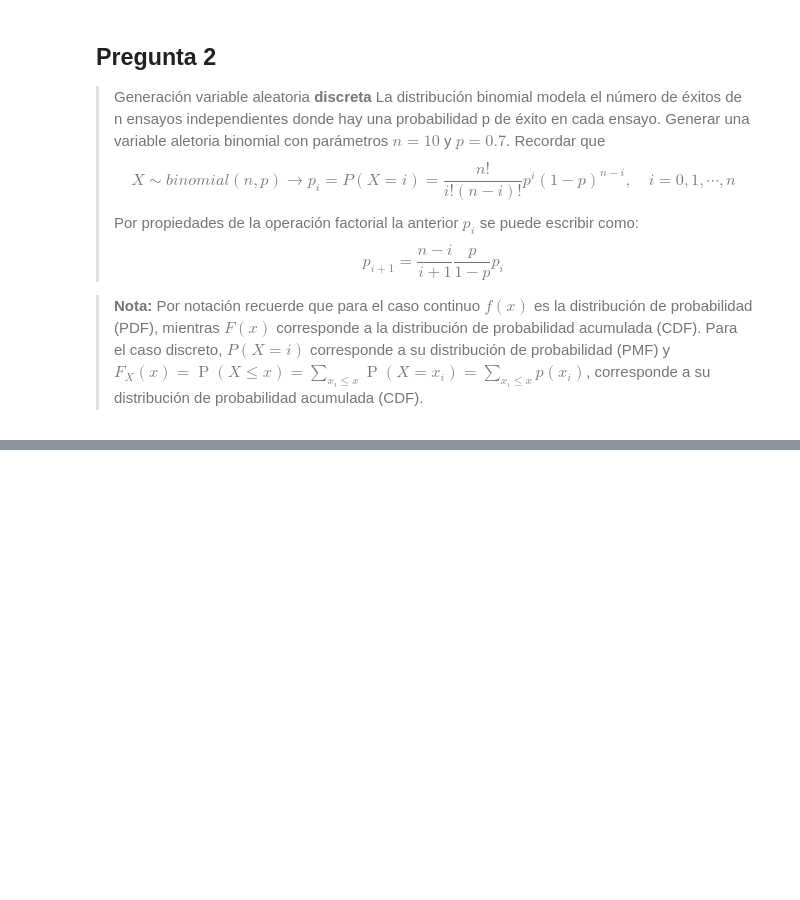
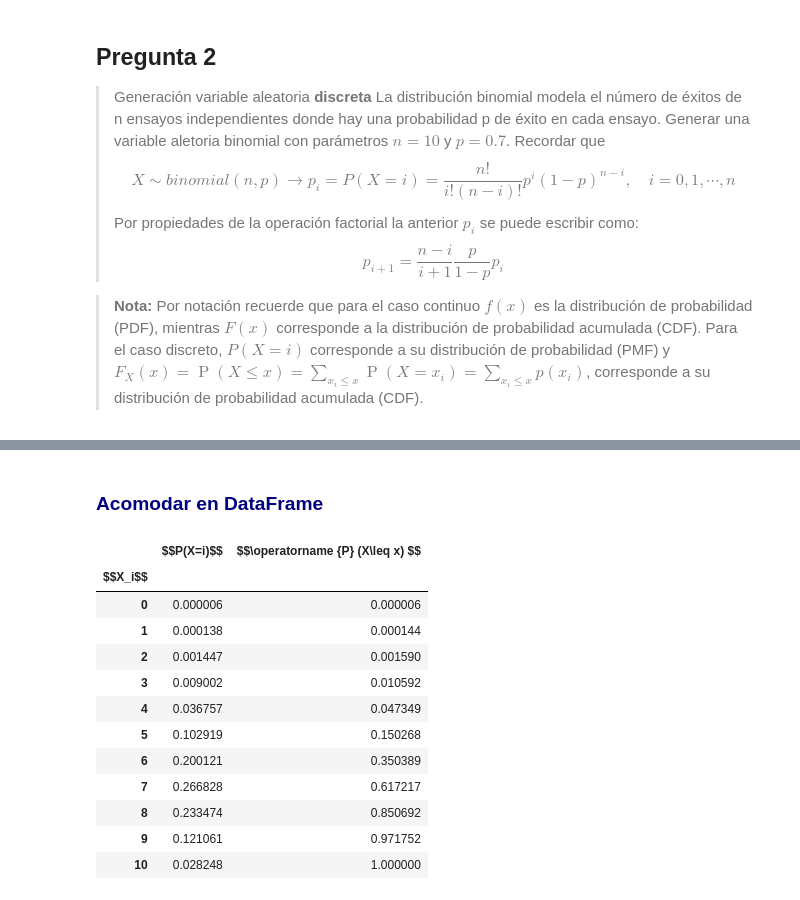
Before and after one commit to AndresLaresBarragan/Tarea5_ALares, a Jupyter notebook: Tarea5_ALares.ipynb, the cells around one changed output, grey strips where cells are left out. Saved outputs shown, nothing was run; the diff lists cells and outputs as text; code cells hidden in the pictures; blank space fills up the shorter version.

```diff
--- a/Tarea5_ALares.ipynb
+++ b/Tarea5_ALares.ipynb
@@ -123,0 +102,20 @@ data
+# %% [markdown]
+### <span style="color:NAVY"> Acomodar en DataFrame
+# %%
+datos = pd.DataFrame(index = range(0,n+1), data = prob_ocur1, columns = ['$$P(X=i)$$'] ).rename_axis(index='$$X_i$$')
+datos['$$\operatorname {P} (X\leq x) $$'] = np.cumsum(prob_ocur1)
+datos
+# %% [output]
+|  | $$P(X=i)$$ | $$\operatorname {P} (X\leq x) $$ |
+| $$X_i$$ |  |  |
+| 0 | 0.000006 | 0.000006 |
+| 1 | 0.000138 | 0.000144 |
+| 2 | 0.001447 | 0.001590 |
+| 3 | 0.009002 | 0.010592 |
+| 4 | 0.036757 | 0.047349 |
+| 5 | 0.102919 | 0.150268 |
+| 6 | 0.200121 | 0.350389 |
+| 7 | 0.266828 | 0.617217 |
+| 8 | 0.233474 | 0.850692 |
+| 9 | 0.121061 | 0.971752 |
+| 10 | 0.028248 | 1.000000 |
```
Also changed, not shown: parts of 14 cells of this notebook.
